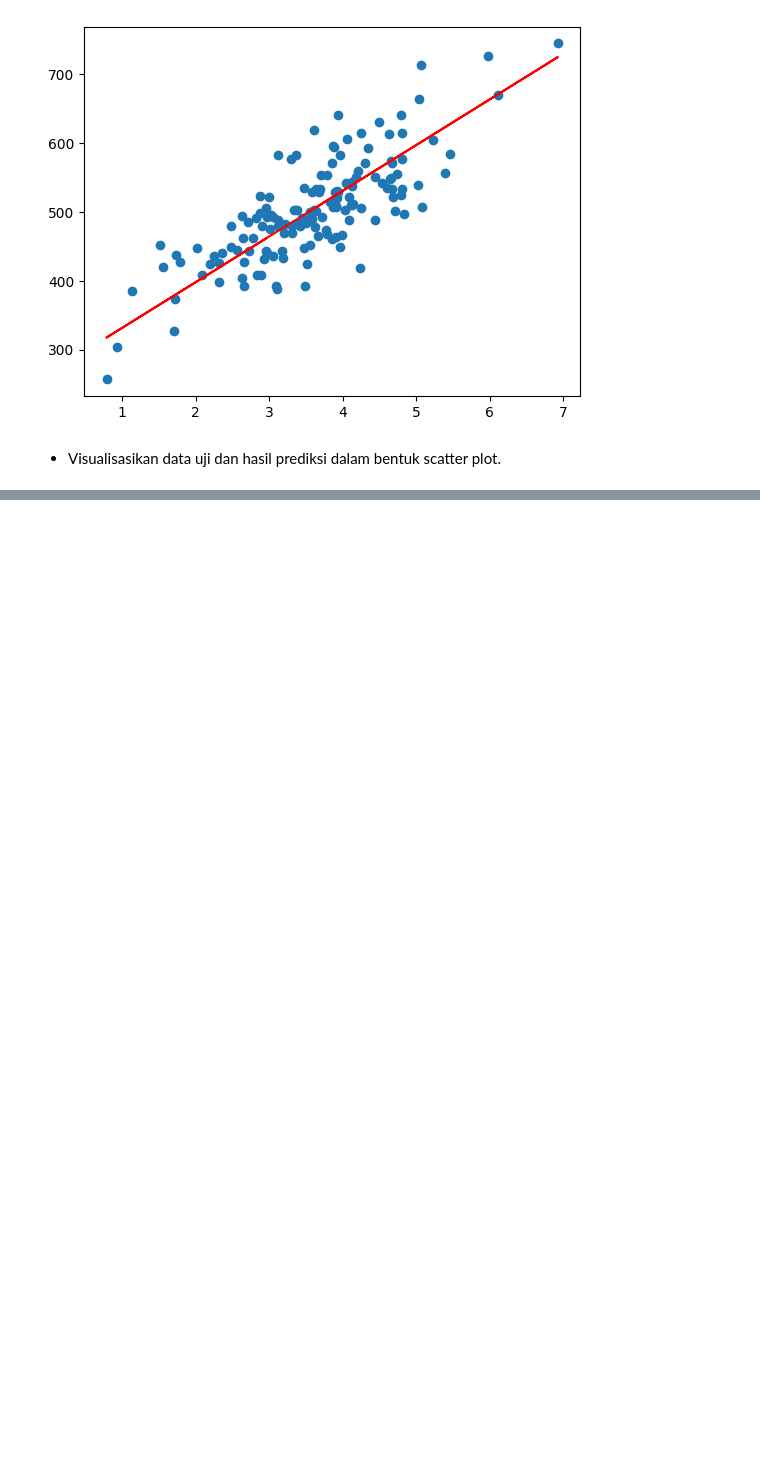
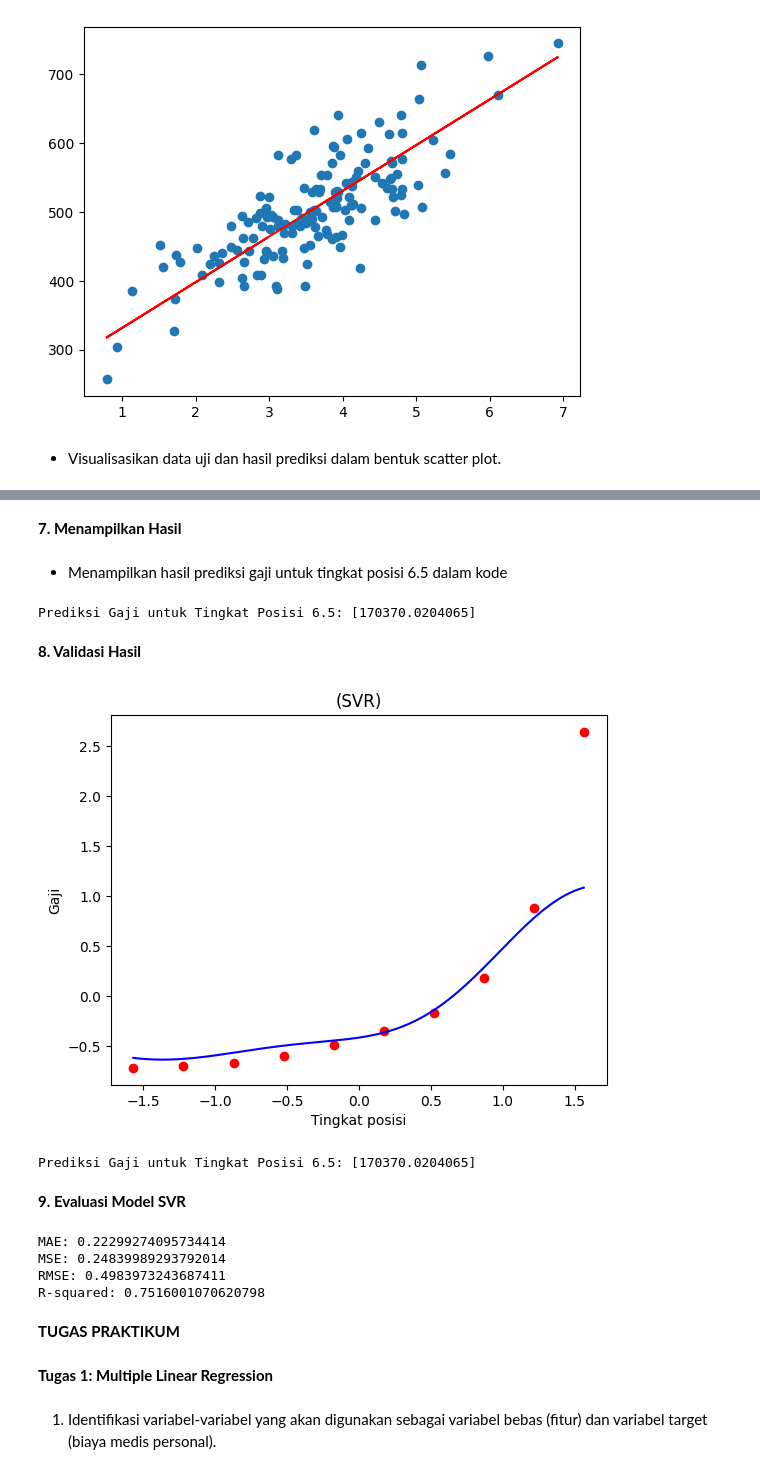
Before and after one commit to YayunEldina/PEMB_MESIN_Ganjil_2024, a Jupyter notebook: Jobsheet_3_Regresi.ipynb, the cells around one changed output, grey strips where cells are left out. Cells and saved outputs as stored; diff of their text form; code cells hidden in the pictures; blank space fills up the shorter version.

```diff
--- a/Jobsheet_3_Regresi.ipynb
+++ b/Jobsheet_3_Regresi.ipynb
@@ -228,0 +304,63 @@ plt.show()
+# %% [markdown]
+**7. Menampilkan Hasil**
+# %% [markdown]
+- Menampilkan hasil prediksi gaji untuk tingkat posisi 6.5 dalam kode
+# %%
+# Menampilkan hasil prediksi
+print("Prediksi Gaji untuk Tingkat Posisi 6.5:", gaji_prediksi[0])
+# %% [output]
+Prediksi Gaji untuk Tingkat Posisi 6.5: [170370.0204065]
+# %% [markdown]
+**8. Validasi Hasil**
+# %%
+# Visualisasi hasil SVR (resolusi tinggi dan kurva yang lebih halus)
+X_grid = np.arange(min(X)[0], max(X)[0], 0.01).reshape(-1, 1)
+plt.scatter(X, y, color='red')
+plt.plot(X_grid, regressor.predict(X_grid), color='blue')
+plt.title('(SVR)')
+plt.xlabel('Tingkat posisi')
+plt.ylabel('Gaji')
+plt.show()
+# %% [output]
+[figure, added]
+# %%
+# Menampilkan hasil prediksi
+print("Prediksi Gaji untuk Tingkat Posisi 6.5:", gaji_prediksi[0])
+# %% [output]
+Prediksi Gaji untuk Tingkat Posisi 6.5: [170370.0204065]
+# %% [markdown]
+**9. Evaluasi Model SVR**
+# %%
+# Evaluasi model
+from sklearn.metrics import mean_absolute_error, mean_squared_error, r2_score
+
+y_actual = y
+y_pred = regressor.predict(X)
+
+# Menghitung MAE
+mae = mean_absolute_error(y_actual, y_pred)
+
+# Menghitung MSE
+mse = mean_squared_error(y_actual, y_pred)
+
+# Menghitung RMSE
+rmse = np.sqrt(mse)
+
+# Menghitung R-squared
+r2 = r2_score(y_actual, y_pred)
+
+print("MAE:", mae)
+print("MSE:", mse)
+print("RMSE:", rmse)
+print("R-squared:", r2)
+# %% [output]
+MAE: 0.22299274095734414
+MSE: 0.24839989293792014
+RMSE: 0.4983973243687411
+R-squared: 0.7516001070620798
+# %% [markdown]
+**TUGAS PRAKTIKUM**
+# %% [markdown]
+**Tugas 1: Multiple Linear Regression**
+# %% [markdown]
+1. Identifikasi variabel-variabel yang akan digunakan sebagai variabel bebas (fitur) dan variabel target (biaya medis personal).
```
Also changed, not shown: parts of 38 cells of this notebook.
